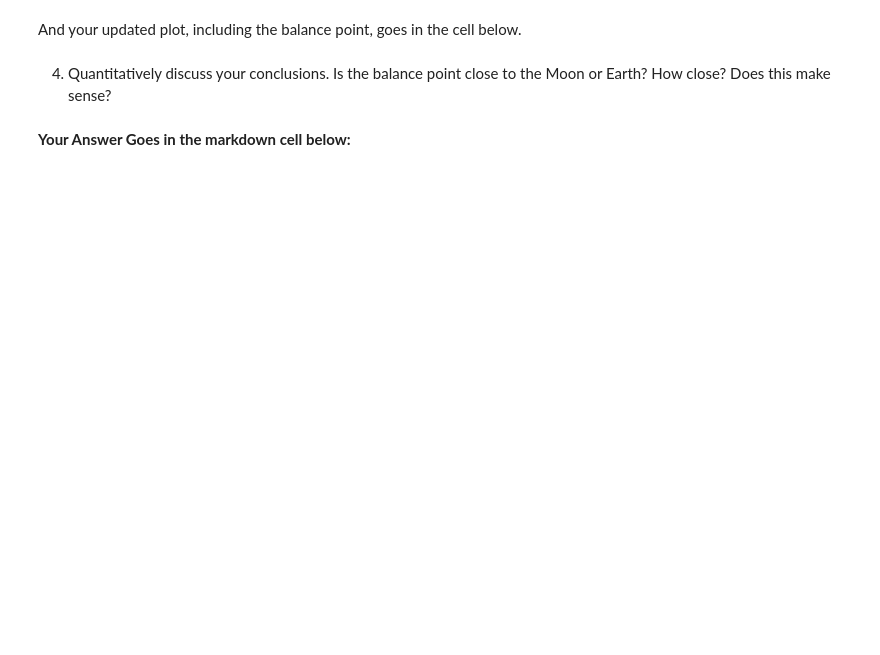
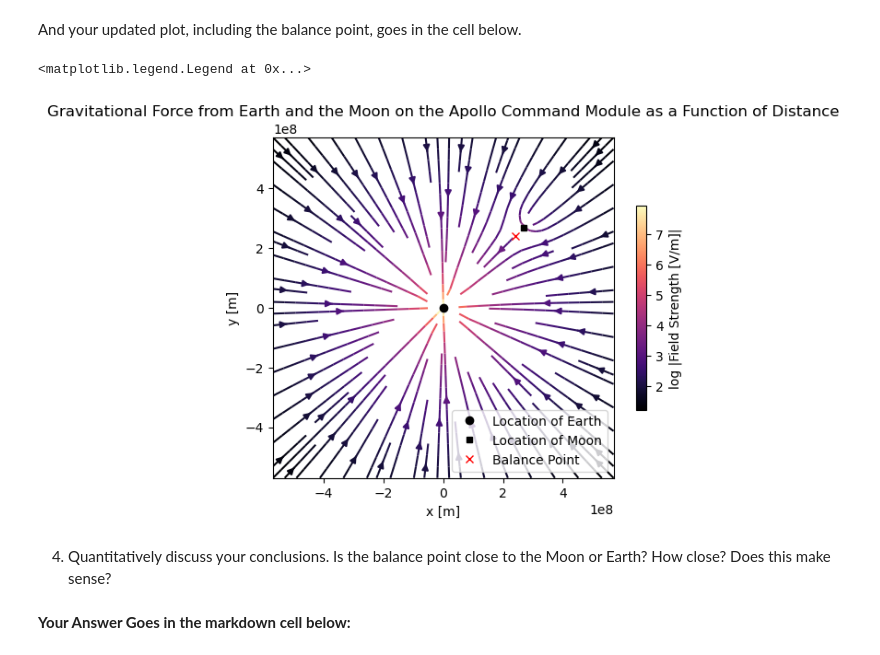
Before and after one commit to gaurivaliyodiyil/PHYS265-spring26, a Jupyter notebook: Lab1/lab1.ipynb, the cells around one changed output. Drawn from its saved outputs; the diff is of its cells as text; code cells hidden in the pictures; blank space fills up the shorter version.

```diff
--- a/Lab1/lab1.ipynb
+++ b/Lab1/lab1.ipynb
@@ -49,9 +49,9 @@ G = 6.67e-11 #gravitational constant in m^3/kg/s^2
 g = 9.81 #gravitational acceleration in m/s^2
 M_E = 5.9e24 #mass of the earth in kg
 M_M = 7.3e22 #mass of the moon in kg
-M_A = 5500 #mass of the apollo command module in kg
-R_E = 6378 #radius of the earth in km
-R_M = 1737 #radius of the moon in km
+M_A = 5500.0 #mass of the apollo command module in kg
+R_E = 6378.0 #radius of the earth in km
+R_M = 1737.0 #radius of the moon in km
 d_EM = 3.8e8 #distance fo the earth to the moon in m
 v_e = 2.4e3 #exhuast velocity of saturn v stage 1 (S-1C) in m/s
 m_dot = 1.3e4 #burn rate of S1-C in kg/s
@@ -235,5 +342,25 @@ Add a legend.
 # %% [markdown]
 And your updated plot, including the balance point, goes in the cell below.
+# %%
+x_balance = x_m / (1+np.sqrt(M_M/M_E))
+y_balance = y_m / (1+np.sqrt(M_M/M_E))
+
+fig, ax = plt.subplots()
+colors = np.log(np.hypot(fx,fy))
+stream = ax.streamplot(x_grid,y_grid, fx, fy, color=colors, cmap="magma")
+ax.plot(0,0,'ko',label='Location of Earth')
+ax.plot(x_m,y_m,'ks', markersize=4, label='Location of Moon')
+ax.plot(x_balance,y_balance,'rx', label='Balance Point')
+ax.set_aspect("equal")
+ax.set_title('Gravitational Force from Earth and the Moon on the Apollo Command Module as a Function of Distance')
+ax.set_xlabel("x [m]")
+ax.set_ylabel("y [m]")
+cbar = fig.colorbar(stream.lines, shrink = 0.6)
+cbar.set_label("log |Field Strength [V/m]|")
+ax.legend(loc=4)
+# %% [output]
+<matplotlib.legend.Legend at 0x...>
+[figure, added]
 # %% [markdown]
 4. Quantitatively discuss your conclusions. Is the balance point close to the Moon or Earth? How close? Does this make sense?
 # %% [markdown]
```
Also changed, not shown: parts of 12 cells of this notebook, 1 other file.
